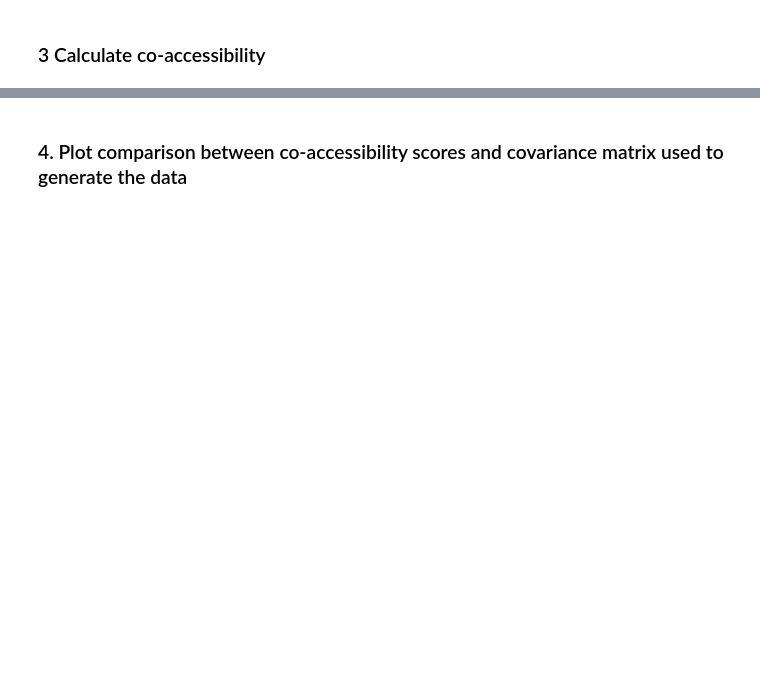
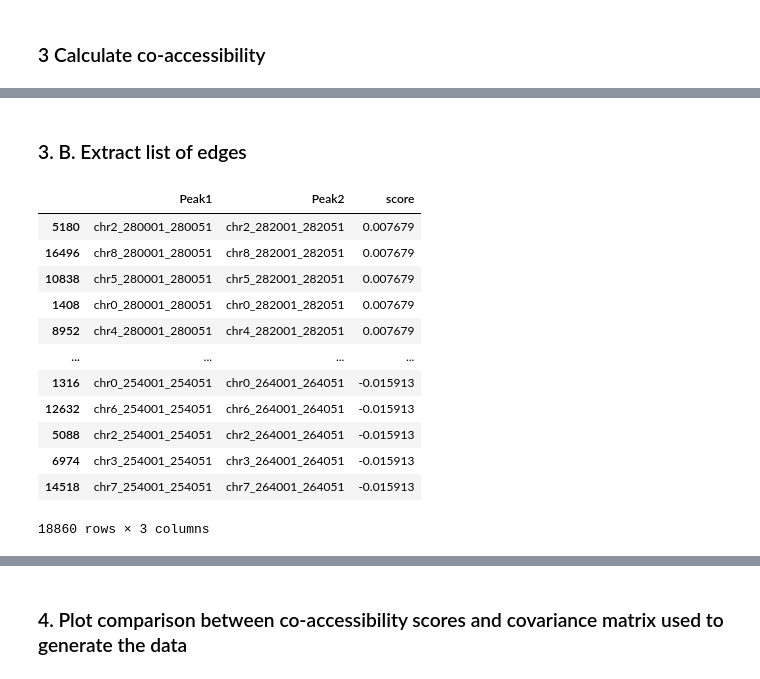
Before and after one commit to cantinilab/Circe, a Jupyter notebook: Example1.ipynb, the cells around one changed output, grey strips where cells are left out. Saved outputs shown, nothing was run; the diff lists cells and outputs as text; code cells hidden in the pictures; blank space fills up the shorter version.

```diff
--- a/Example1.ipynb
+++ b/Example1.ipynb
@@ -137,0 +215,18 @@ chr0 2/2
+# %% [markdown]
+### 3. B. Extract list of edges
+# %%
+an.extract_atac_links(metacells)
+# %% [output]
+|  | Peak1 | Peak2 | score |
+| 5180 | chr2_280001_280051 | chr2_282001_282051 | 0.007679 |
+| 16496 | chr8_280001_280051 | chr8_282001_282051 | 0.007679 |
+| 10838 | chr5_280001_280051 | chr5_282001_282051 | 0.007679 |
+| 1408 | chr0_280001_280051 | chr0_282001_282051 | 0.007679 |
+| 8952 | chr4_280001_280051 | chr4_282001_282051 | 0.007679 |
+| ... | ... | ... | ... |
+| 1316 | chr0_254001_254051 | chr0_264001_264051 | -0.015913 |
+| 12632 | chr6_254001_254051 | chr6_264001_264051 | -0.015913 |
+| 5088 | chr2_254001_254051 | chr2_264001_264051 | -0.015913 |
+| 6974 | chr3_254001_254051 | chr3_264001_264051 | -0.015913 |
+| 14518 | chr7_254001_254051 | chr7_264001_264051 | -0.015913 |
+18860 rows × 3 columns
```
Also changed, not shown: parts of 21 cells of this notebook.
